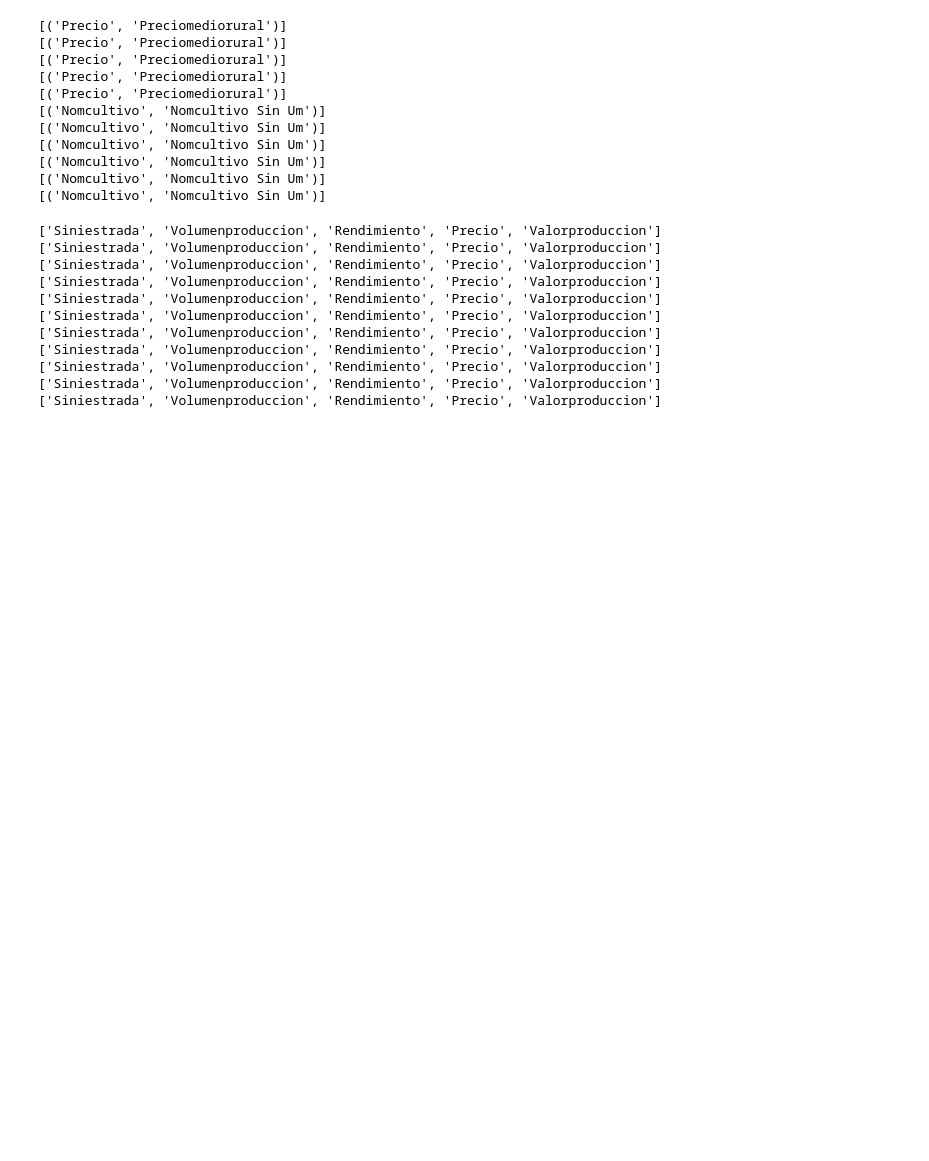
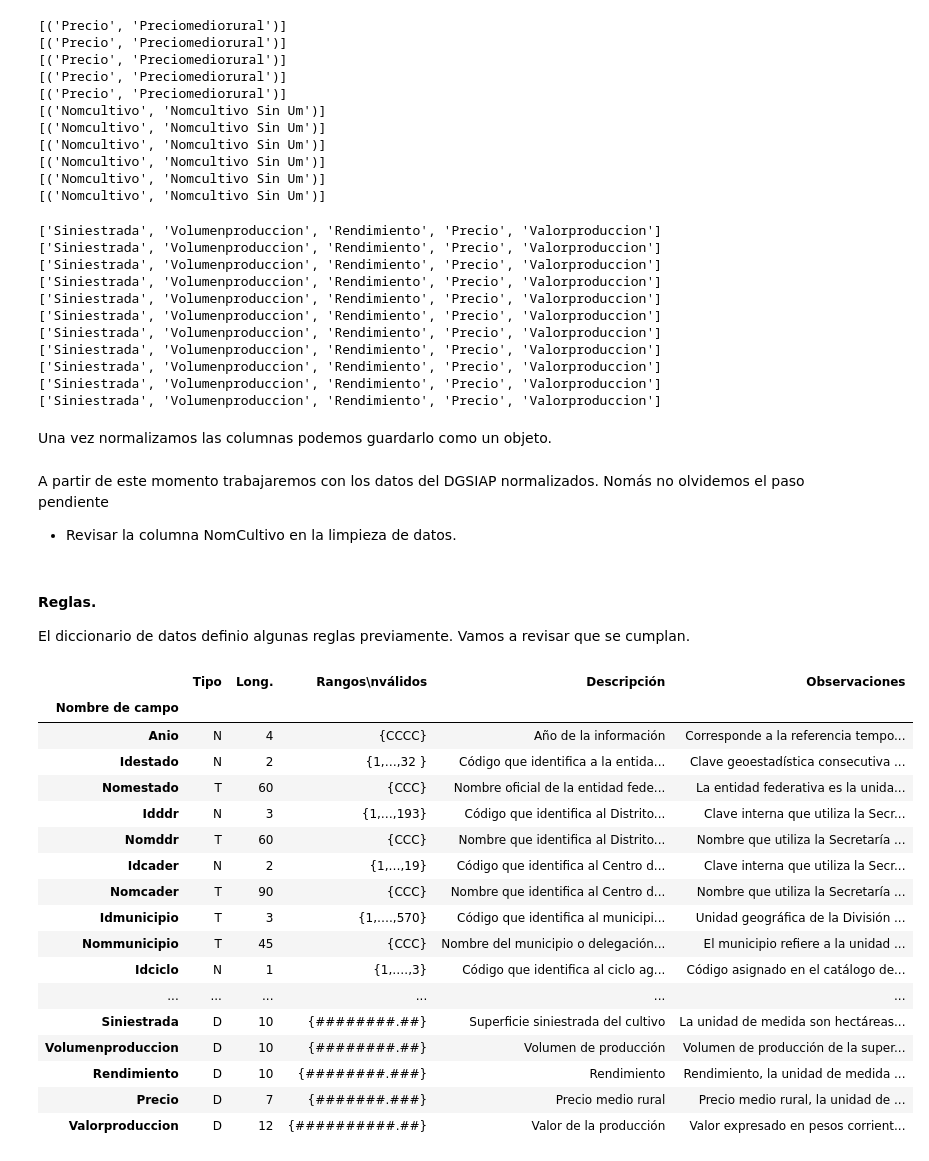
Before and after one commit to MCDagro3/proyecto_agronomia, a Jupyter notebook: notebooks/agroprod_1.ipynb, the cells around one changed output. Saved outputs shown, nothing was run; the diff lists cells and outputs as text; code cells hidden in the pictures; blank space fills up the shorter version.

```diff
--- a/notebooks/agroprod_1.ipynb
+++ b/notebooks/agroprod_1.ipynb
@@ -390,3 +393,5 @@ for n in newb:
 ['Siniestrada', 'Volumenproduccion', 'Rendimiento', 'Precio', 'Valorproduccion']
 ['Siniestrada', 'Volumenproduccion', 'Rendimiento', 'Precio', 'Valorproduccion']
 ['Siniestrada', 'Volumenproduccion', 'Rendimiento', 'Precio', 'Valorproduccion']
+# %% [markdown]
+Una vez normalizamos las columnas podemos guardarlo como un objeto.
@@ -392,0 +461,3 @@ for n in newb:
+# %% [markdown]
+A partir de este momento trabajaremos con los datos del DGSIAP normalizados. Nomás no olvidemos el paso pendiente
+* Revisar la columna NomCultivo en la limpieza de datos.
@@ -392,0 +469,28 @@ for n in newb:
+# %% [markdown]
+#### Reglas.
+
+El diccionario de datos definio algunas reglas previamente. Vamos a revisar que se cumplan.
+# %%
+codebook = norm_dgsiap.root
+# Las columnas Tipo, Long y Rangos\nValidos definen las reglas establecidas por el DGSIAP.
+codes = codebook.open(pars=[1, {"index_col":0}])
+codes
+# %% [output]
+|  | Tipo | Long. | Rangos\nválidos | Descripción | Observaciones |
+| Nombre de campo |  |  |  |  |  |
+| Anio | N | 4 | {CCCC} | Año de la información | Corresponde a la referencia tempo... |
+| Idestado | N | 2 | {1,…,32 } | Código que identifica a la entida... | Clave geoestadística consecutiva ... |
+| Nomestado | T | 60 | {CCC} | Nombre oficial de la entidad fede... | La entidad federativa es la unida... |
+| Idddr | N | 3 | {1,…,193} | Código que identifica al Distrito... | Clave interna que utiliza la Secr... |
+| Nomddr | T | 60 | {CCC} | Nombre que identifica al Distrito... | Nombre que utiliza la Secretaría ... |
+| Idcader | N | 2 | {1,…,19} | Código que identifica al Centro d... | Clave interna que utiliza la Secr... |
+| Nomcader | T | 90 | {CCC} | Nombre que identifica al Centro d... | Nombre que utiliza la Secretaría ... |
+| Idmunicipio | T | 3 | {1,….,570} | Código que identifica al municipi... | Unidad geográfica de la División ... |
+| Nommunicipio | T | 45 | {CCC} | Nombre del municipio o delegación... | El municipio refiere a la unidad ... |
+| Idciclo | N | 1 | {1,….,3} | Código que identifica al ciclo ag... | Código asignado en el catálogo de... |
+| ... | ... | ... | ... | ... | ... |
+| Siniestrada | D | 10 | {########.##} | Superficie siniestrada del cultivo | La unidad de medida son hectáreas... |
+| Volumenproduccion | D | 10 | {########.##} | Volumen de producción | Volumen de producción de la super... |
+| Rendimiento | D | 10 | {########.###} | Rendimiento | Rendimiento, la unidad de medida ... |
+| Precio | D | 7 | {#######.###} | Precio medio rural | Precio medio rural, la unidad de ... |
+| Valorproduccion | D | 12 | {##########.##} | Valor de la producción | Valor expresado en pesos corrient... |
```
Also changed, not shown: parts of 11 cells of this notebook, 4 other files.
